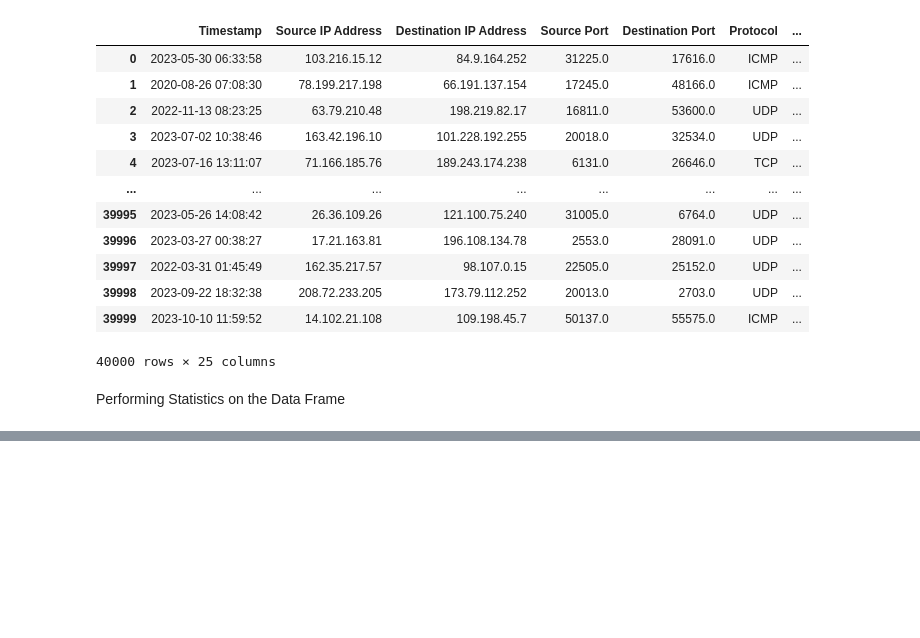
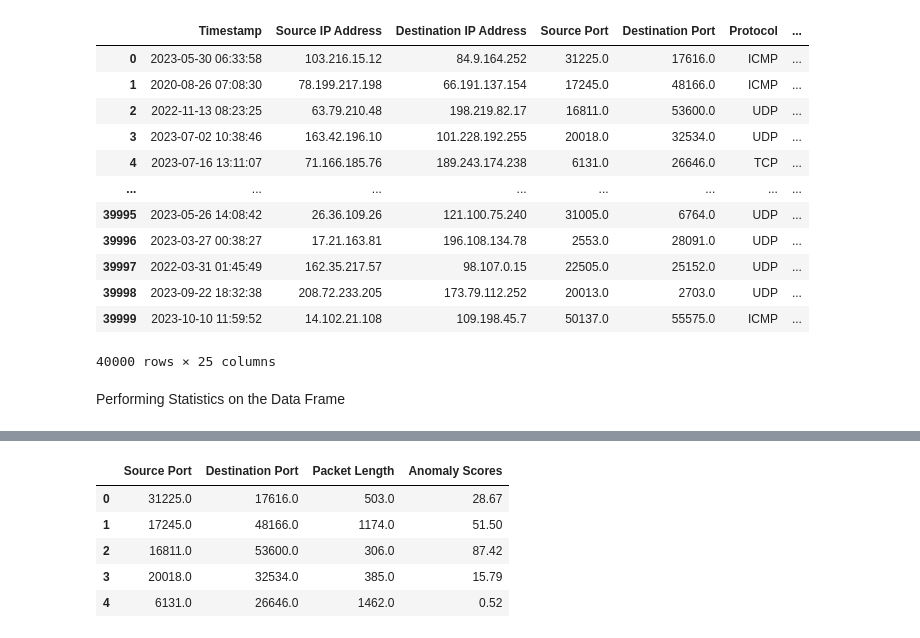
Before and after one commit to ChuckJovans/CyberSecurity-Attacks-EDA, a Jupyter notebook: cybersecurity.ipynb, the cells around one changed output, grey strips where cells are left out. Drawn from its saved outputs; the diff is of its cells as text; code cells hidden in the pictures; blank space fills up the shorter version.

```diff
--- a/cybersecurity.ipynb
+++ b/cybersecurity.ipynb
@@ -114,0 +131,9 @@ Performing Statistics on the Data Frame
+# %%
+datacleaner.cont_cols()
+# %% [output]
+|  | Source Port | Destination Port | Packet Length | Anomaly Scores |
+| 0 | 31225.0 | 17616.0 | 503.0 | 28.67 |
+| 1 | 17245.0 | 48166.0 | 1174.0 | 51.50 |
+| 2 | 16811.0 | 53600.0 | 306.0 | 87.42 |
+| 3 | 20018.0 | 32534.0 | 385.0 | 15.79 |
+| 4 | 6131.0 | 26646.0 | 1462.0 | 0.52 |
```
Also changed, not shown: parts of 3 cells of this notebook.
